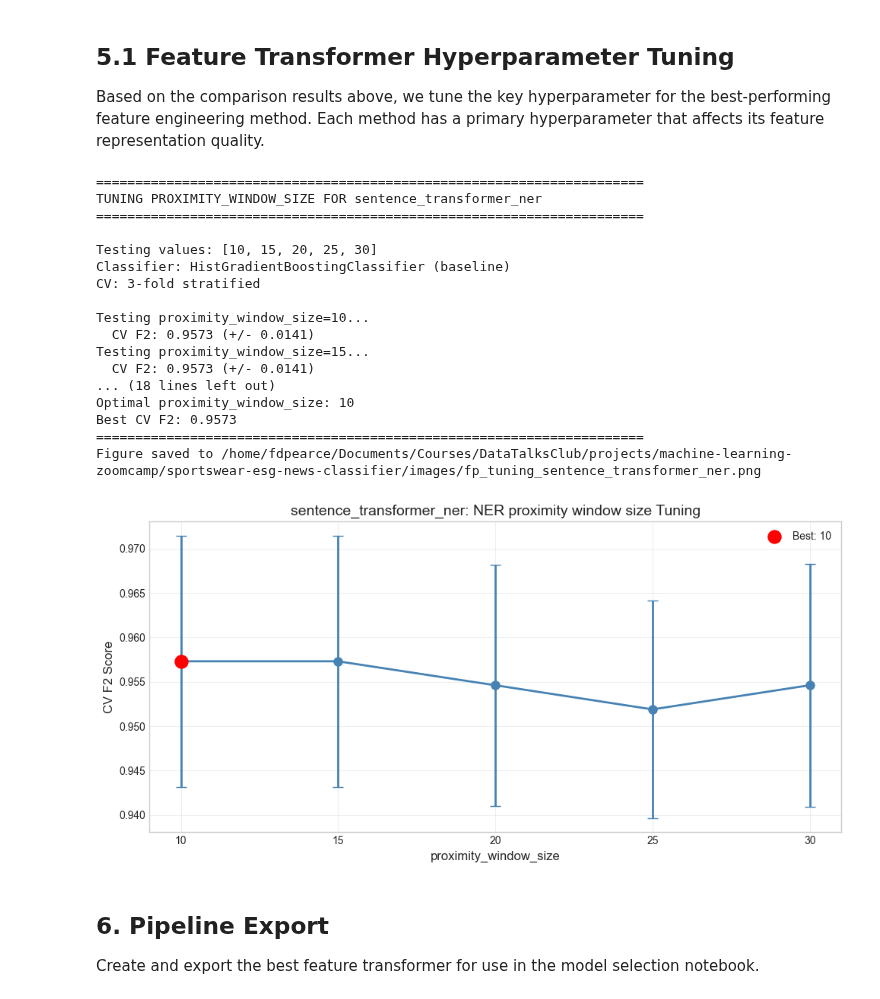
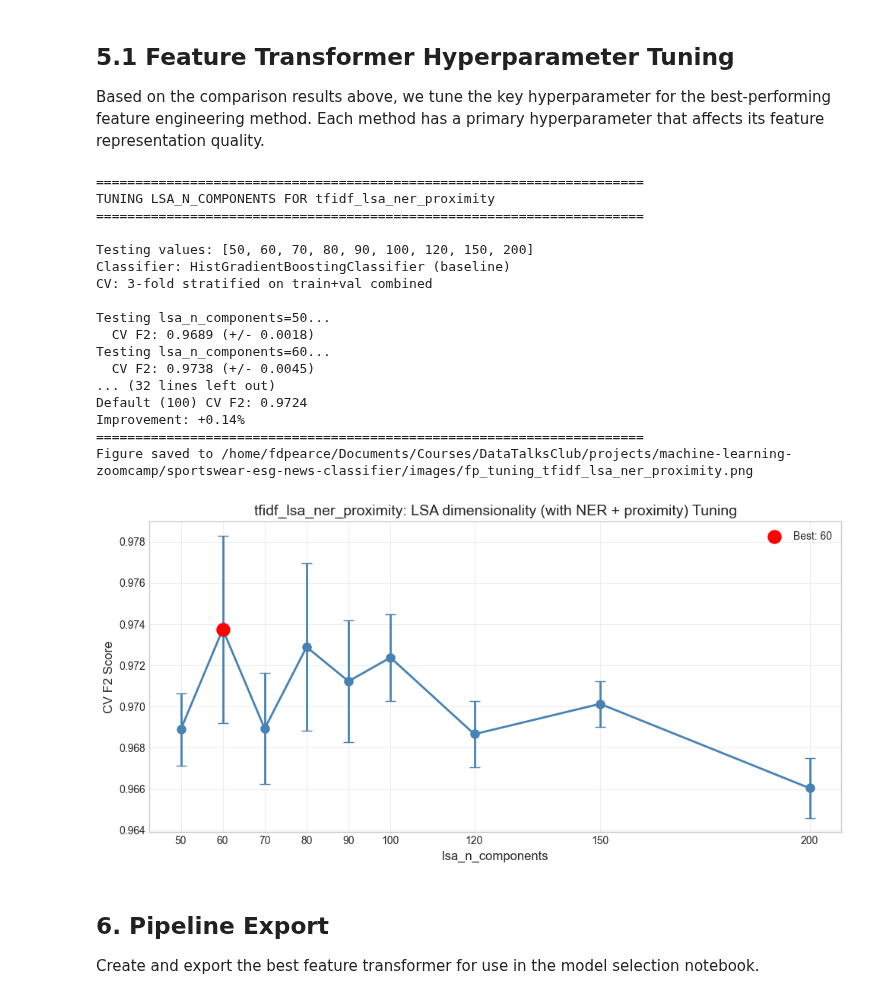
Before and after one commit to frederick-douglas-pearce/sportswear-esg-news-classifier, a Jupyter notebook: notebooks/fp1_EDA_FE.ipynb, the cells around one changed output. Cells and saved outputs as stored; diff of their text form; code cells hidden in the pictures.

```diff
--- a/notebooks/fp1_EDA_FE.ipynb
+++ b/notebooks/fp1_EDA_FE.ipynb
@@ -469,7 +479,7 @@ fe_configs = {
 TUNING_CONFIGS = {
     'tfidf_lsa': {
         'param_name': 'lsa_n_components',
-        'param_values': [50, 60, 80, 100, 120, 150, 200],
+        'param_values': [50, 60, 70, 80, 90, 100, 120, 150, 200],
         'description': 'LSA dimensionality'
     },
     # 'tfidf_lsa_ner': {
@@ -484,7 +494,7 @@ TUNING_CONFIGS = {
     # },
     'tfidf_lsa_ner_proximity': {
         'param_name': 'lsa_n_components',
-        'param_values': [50, 60, 80, 100, 120, 150, 200],
+        'param_values': [50, 60, 70, 80, 90, 100, 120, 150, 200],
         'description': 'LSA dimensionality (with NER + proximity)'
     },
     # 'doc2vec': {
@@ -531,7 +541,7 @@ Tuning configurations defined for:
   sentence_transformer_ner: proximity_window_size = [10, 15, 20, 25, 30]
 # %%
 # Evaluate each feature engineering approach using cross-validation
-# Compare with Logistic Regression, Random Forest, and HistGradientBoosting classifiers
+# Using combined train+val data (CV creates its own internal splits)
 f2_scorer = make_scorer(fbeta_score, beta=2)
 cv = StratifiedKFold(n_splits=N_FOLDS, shuffle=True, random_state=RANDOM_STATE)
 
@@ -574,28 +584,28 @@ for name, config in fe_configs.items():
     # Create transformer
     transformer = FPFeatureTransformer(**config, random_state=RANDOM_STATE)
 
-    # Fit and transform training data with metadata
-    X_train_fe = transformer.fit_transform(
-        X_train,
-        source_names=train_source_names,
-        categories=train_categories
+    # Fit and transform train+val data with metadata
+    X_trainval_fe = transformer.fit_transform(
+        X_trainval,
+        source_names=trainval_source_names,
+        categories=trainval_categories
     )
 
-    print(f"  Feature shape: {X_train_fe.shape}, sparse: {sparse.issparse(X_train_fe)}")
+    print(f"  Feature shape: {X_trainval_fe.shape}, sparse: {sparse.issparse(X_trainval_fe)}")
 
     # Evaluate with each classifier
     for clf_name, clf_info in classifiers.items():
         clf = clf_info['model']
 
         # Convert to dense if classifier requires it
-        if clf_info['requires_dense'] and sparse.issparse(X_train_fe):
-            X_for_cv = X_train_fe.toarray()
+        if clf_info['requires_dense'] and sparse.issparse(X_trainval_fe):
+            X_for_cv = X_trainval_fe.toarray()
         else:
-            X_for_cv = X_train_fe
+            X_for_cv = X_trainval_fe
 
-        # Cross-validation
+        # Cross-validation on train+val combined
         cv_scores = cross_validate(
-            clf, X_for_cv, y_train,
+            clf, X_for_cv, y_trainval,
             cv=cv,
             scoring={
                 'f2': f2_scorer,
@@ -608,7 +618,7 @@ for name, config in fe_configs.items():
         result = {
             'name': name,
             'classifier': clf_name,
-            'n_features': X_train_fe.shape[1],
+            'n_features': X_trainval_fe.shape[1],
             'cv_f2': cv_scores['test_f2'].mean(),
             'cv_f2_std': cv_scores['test_f2'].std(),
             'cv_recall': cv_scores['test_recall'].mean(),
@@ -709,20 +719,21 @@ if best_fe in TUNING_CONFIGS:
     print("=" * 70)
     print(f"\nTesting values: {param_values}")
     print(f"Classifier: HistGradientBoostingClassifier (baseline)")
-    print(f"CV: {N_FOLDS}-fold stratified\n")
+    print(f"CV: {N_FOLDS}-fold stratified on train+val combined\n")
 
+    # Use combined train+val data for tuning (CV creates its own internal splits)
     tuning_df = tune_feature_transformer(
         transformer_class=FPFeatureTransformer,
         base_config=fe_configs[best_fe],
         param_name=param_name,
         param_values=param_values,
-        X_train=X_train,
-        y_train=y_train,
+        X_train=X_trainval,
+        y_train=y_trainval,
         classifier=baseline_clf,
         cv=cv,
         scorer=f2_scorer,
-        train_source_names=train_source_names,
-        train_categories=train_categories,
+        train_source_names=trainval_source_names,
+        train_categories=trainval_categories,
         random_state=RANDOM_STATE,
     )
 
@@ -734,45 +745,45 @@ if best_fe in TUNING_CONFIGS:
 
         optimal_param_value, best_tuned_f2 = analyze_tuning_results(
             tuning_df=tuning_df,
             param_name=param_name,
             default_value=default_value,
         )
 
         # Plot the tuning results
         plot_tuning_results(
             tuning_df=tuning_df,
             param_name=param_name,
             param_values=param_values,
             optimal_param_value=optimal_param_value,
             method_name=best_fe,
             description=description,
             save_path=IMAGES_DIR / f'fp_tuning_{best_fe}.png',
         )
     else:
         optimal_param_value = None
 else:
     print(f"No tuning configuration defined for {best_fe}")
     print("No tuning was performed.")
     tuning_df = None
 # %% [output]
 ======================================================================
-TUNING PROXIMITY_WINDOW_SIZE FOR sentence_transformer_ner
+TUNING LSA_N_COMPONENTS FOR tfidf_lsa_ner_proximity
 ======================================================================
 
-Testing values: [10, 15, 20, 25, 30]
+Testing values: [50, 60, 70, 80, 90, 100, 120, 150, 200]
 Classifier: HistGradientBoostingClassifier (baseline)
-CV: 3-fold stratified
+CV: 3-fold stratified on train+val combined
 
-Testing proximity_window_size=10...
-  CV F2: 0.9573 (+/- 0.0141)
-Testing proximity_window_size=15...
-  CV F2: 0.9573 (+/- 0.0141)
-... (18 lines left out)
-Optimal proximity_window_size: 10
-Best CV F2: 0.9573
+Testing lsa_n_components=50...
+  CV F2: 0.9689 (+/- 0.0018)
+Testing lsa_n_components=60...
+  CV F2: 0.9738 (+/- 0.0045)
+... (32 lines left out)
+Default (100) CV F2: 0.9724
+Improvement: +0.14%
 ======================================================================
-Figure saved to /home/fdpearce/Documents/Courses/DataTalksClub/projects/machine-learning-zoomcamp/sportswear-esg-news-classifier/images/fp_tuning_sentence_transformer_ner.png
+Figure saved to /home/fdpearce/Documents/Courses/DataTalksClub/projects/machine-learning-zoomcamp/sportswear-esg-news-classifier/images/fp_tuning_tfidf_lsa_ner_proximity.png
-[figure, old version]
+[figure, new version]
 # %% [markdown]
 ## 6. Pipeline Export
 
```
Also changed, not shown: parts of 19 cells of this notebook, 38 other files.
